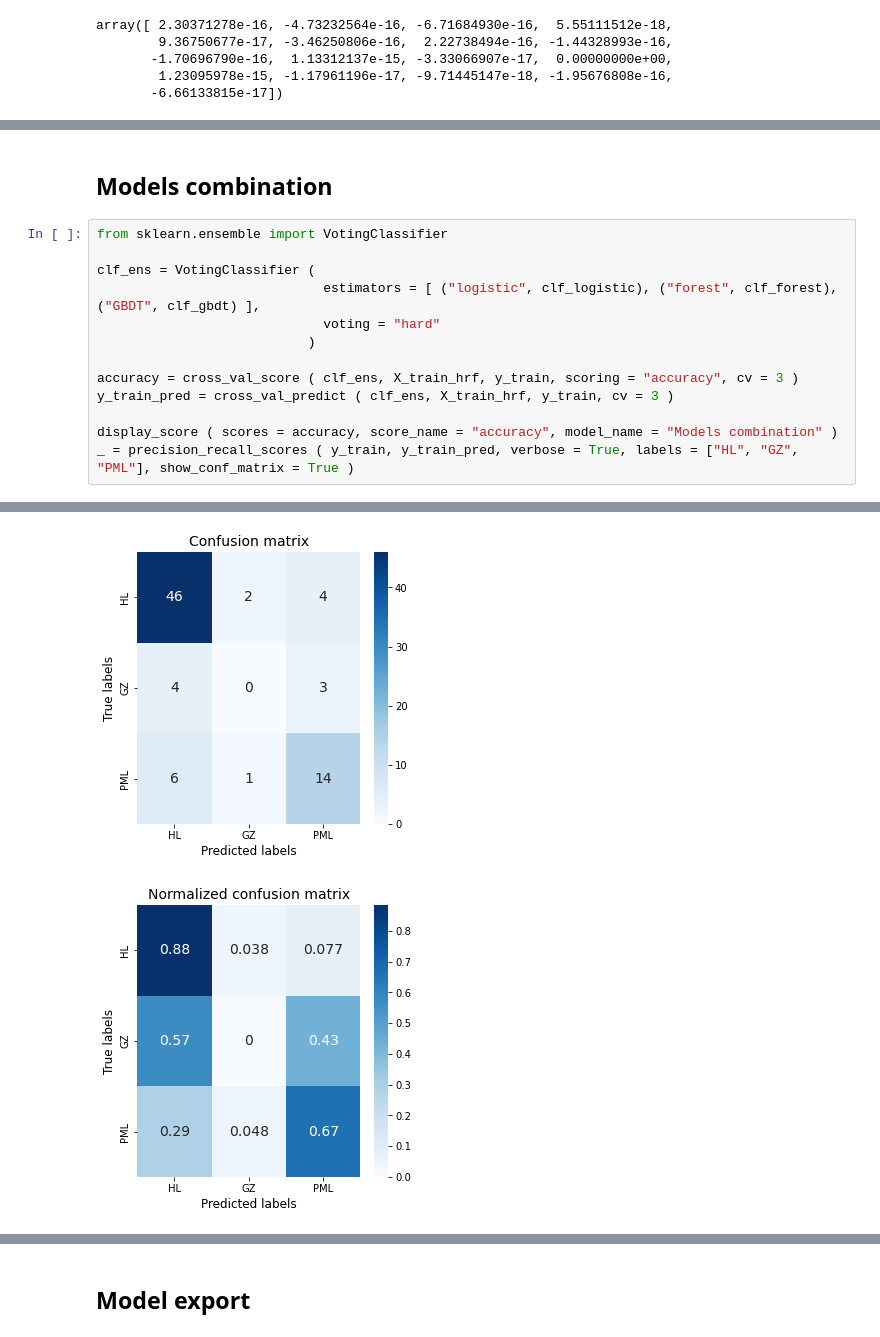
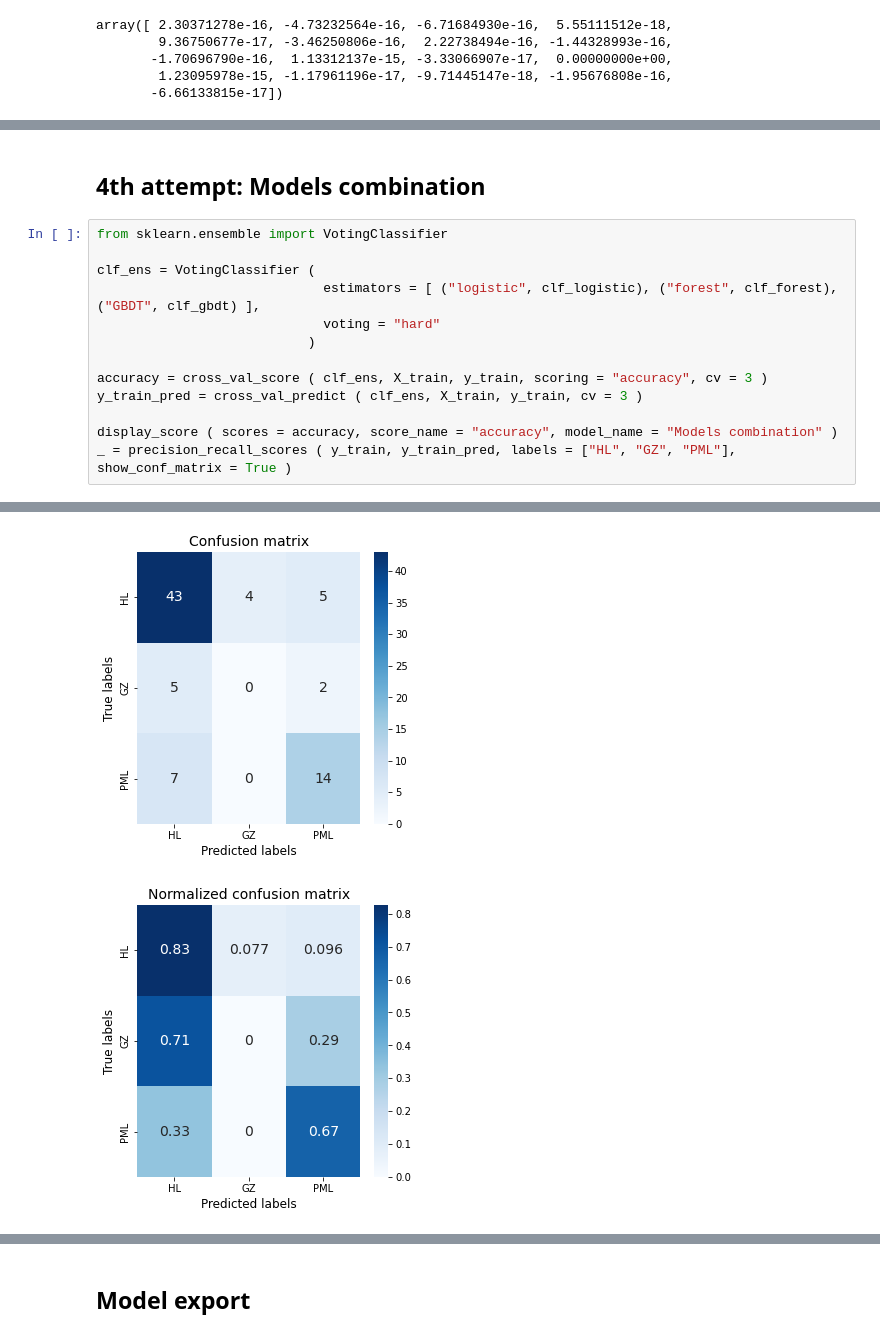
Before and after one commit to harel-coffee/mediastinal-lymphoma-classification-auto, a Jupyter notebook: 4_multiclass_classification.ipynb, the cells around one changed output, grey strips where cells are left out. Saved outputs shown, nothing was run; the diff lists cells and outputs as text.

```diff
--- a/4_multiclass_classification.ipynb
+++ b/4_multiclass_classification.ipynb
@@ -352,5 +281,5 @@ _ = precision_recall_scores ( y_train, y_train_pred, verbose = True, labels = ["
 # %% [markdown]
-## Models combination
+## 4th attempt: Models combination
 # %%
 from sklearn.ensemble import VotingClassifier
 
@@ -359,11 +288,11 @@ clf_ens = VotingClassifier (
                              voting = "hard"
                            )
 
-accuracy = cross_val_score ( clf_ens, X_train_hrf, y_train, scoring = "accuracy", cv = 3 )
-y_train_pred = cross_val_predict ( clf_ens, X_train_hrf, y_train, cv = 3 )
+accuracy = cross_val_score ( clf_ens, X_train, y_train, scoring = "accuracy", cv = 3 )
+y_train_pred = cross_val_predict ( clf_ens, X_train, y_train, cv = 3 )
 
 display_score ( scores = accuracy, score_name = "accuracy", model_name = "Models combination" )
-_ = precision_recall_scores ( y_train, y_train_pred, verbose = True, labels = ["HL", "GZ", "PML"], show_conf_matrix = True )
+_ = precision_recall_scores ( y_train, y_train_pred, labels = ["HL", "GZ", "PML"], show_conf_matrix = True )
 # %% [output]
 +----------------------+
 |  Models combination  |
@@ -385,3 +304,3 @@ _ = precision_recall_scores ( y_train, y_train_pred, verbose = True, labels = ["
-[figure, old version]
+[figure, new version]
-[figure, old version]
+[figure, new version]
 # %% [markdown]
```
Also changed, not shown: parts of 20 cells of this notebook.
